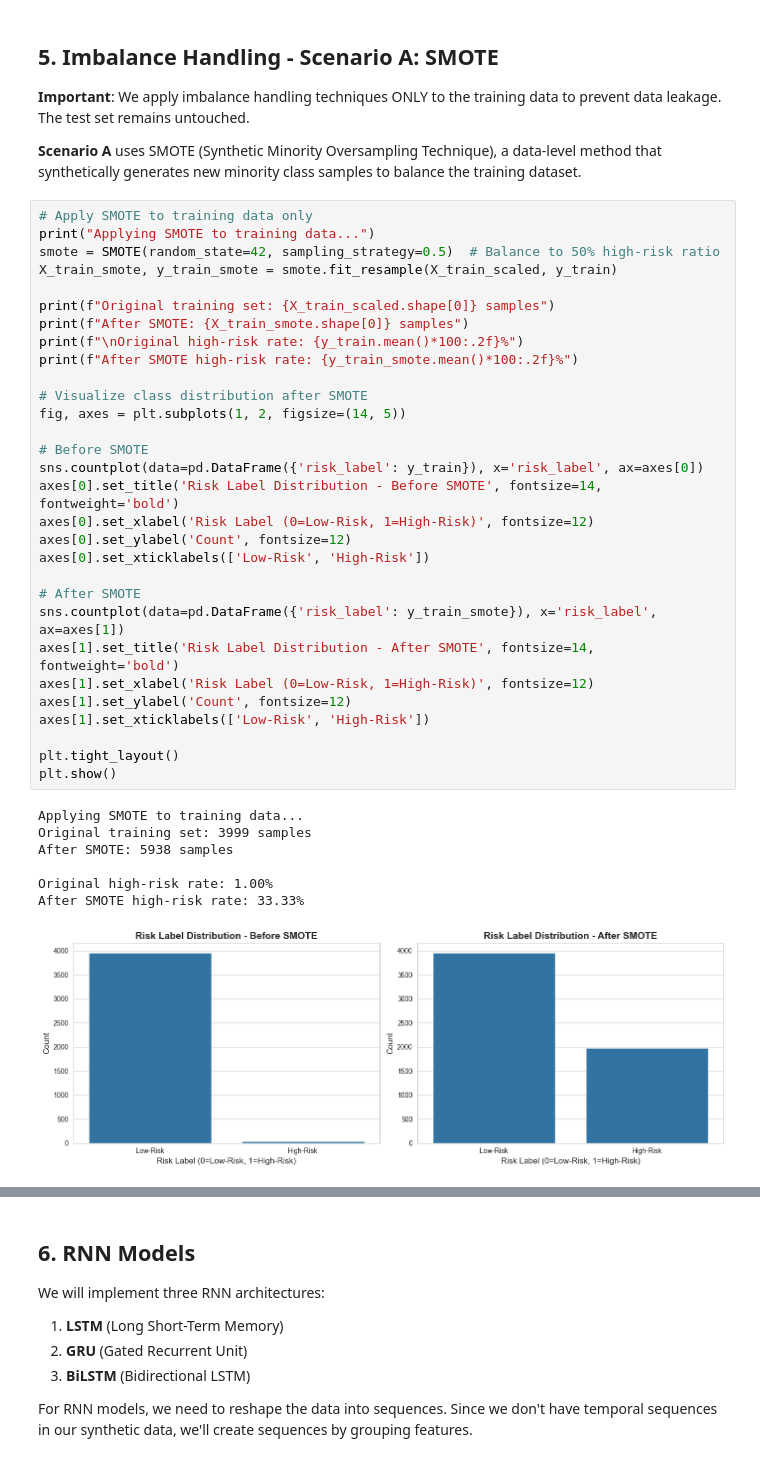
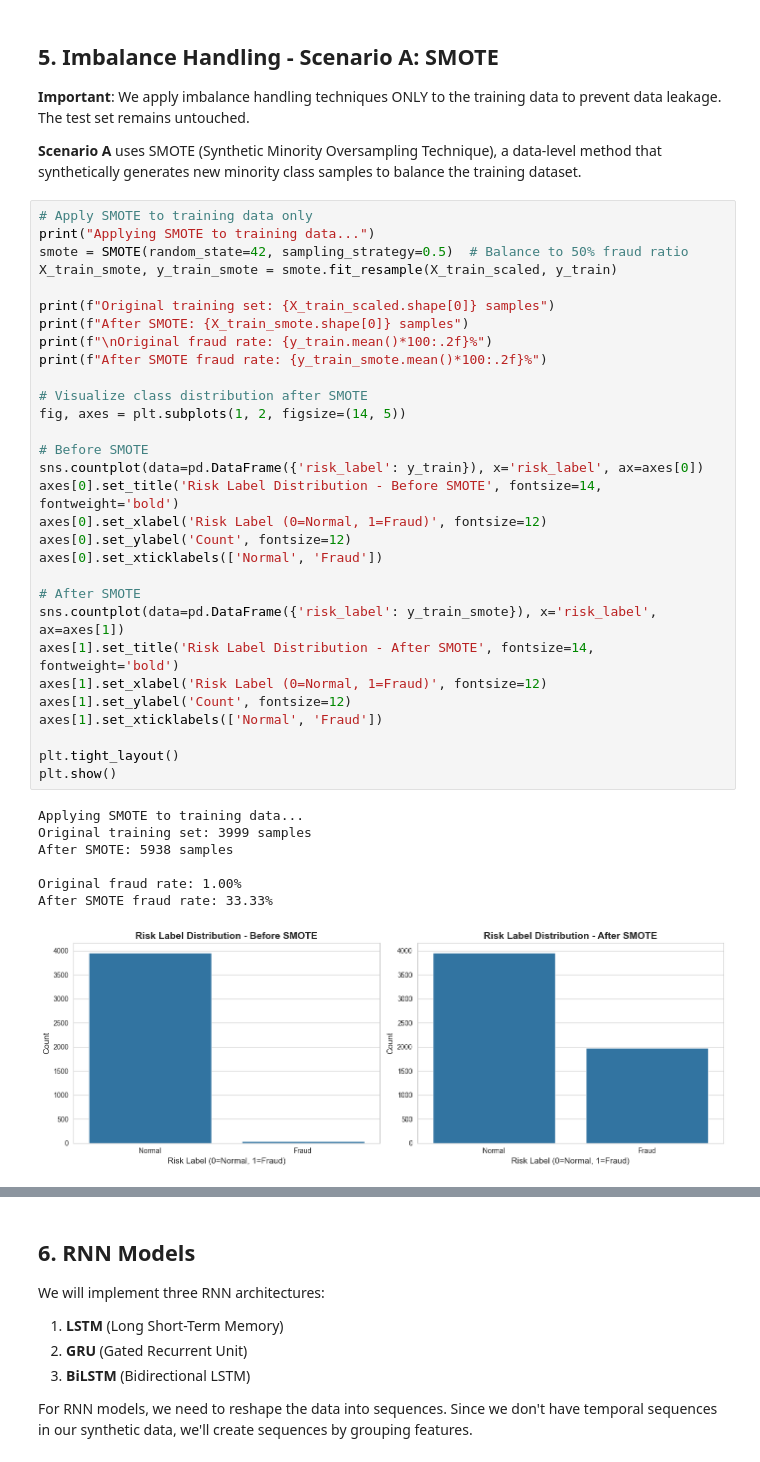
Before and after one commit to gandharyanto/ml_fraud_detection, a Jupyter notebook: fraud_detection.ipynb, the cells around one changed output, grey strips where cells are left out. Drawn from its saved outputs; the diff is of its cells as text.

```diff
--- a/fraud_detection.ipynb
+++ b/fraud_detection.ipynb
@@ -784,41 +904,41 @@ NOTE: Labels are pseudo-labels based on suspicious behavior patterns
 # %%
 # Apply SMOTE to training data only
 print("Applying SMOTE to training data...")
-smote = SMOTE(random_state=42, sampling_strategy=0.5)  # Balance to 50% high-risk ratio
+smote = SMOTE(random_state=42, sampling_strategy=0.5)  # Balance to 50% fraud ratio
 X_train_smote, y_train_smote = smote.fit_resample(X_train_scaled, y_train)
 
 print(f"Original training set: {X_train_scaled.shape[0]} samples")
 print(f"After SMOTE: {X_train_smote.shape[0]} samples")
-print(f"\nOriginal high-risk rate: {y_train.mean()*100:.2f}%")
-print(f"After SMOTE high-risk rate: {y_train_smote.mean()*100:.2f}%")
+print(f"\nOriginal fraud rate: {y_train.mean()*100:.2f}%")
+print(f"After SMOTE fraud rate: {y_train_smote.mean()*100:.2f}%")
 
 # Visualize class distribution after SMOTE
 fig, axes = plt.subplots(1, 2, figsize=(14, 5))
 
 # Before SMOTE
 sns.countplot(data=pd.DataFrame({'risk_label': y_train}), x='risk_label', ax=axes[0])
 axes[0].set_title('Risk Label Distribution - Before SMOTE', fontsize=14, fontweight='bold')
-axes[0].set_xlabel('Risk Label (0=Low-Risk, 1=High-Risk)', fontsize=12)
+axes[0].set_xlabel('Risk Label (0=Normal, 1=Fraud)', fontsize=12)
 axes[0].set_ylabel('Count', fontsize=12)
-axes[0].set_xticklabels(['Low-Risk', 'High-Risk'])
+axes[0].set_xticklabels(['Normal', 'Fraud'])
 
 # After SMOTE
 sns.countplot(data=pd.DataFrame({'risk_label': y_train_smote}), x='risk_label', ax=axes[1])
 axes[1].set_title('Risk Label Distribution - After SMOTE', fontsize=14, fontweight='bold')
-axes[1].set_xlabel('Risk Label (0=Low-Risk, 1=High-Risk)', fontsize=12)
+axes[1].set_xlabel('Risk Label (0=Normal, 1=Fraud)', fontsize=12)
 axes[1].set_ylabel('Count', fontsize=12)
-axes[1].set_xticklabels(['Low-Risk', 'High-Risk'])
+axes[1].set_xticklabels(['Normal', 'Fraud'])
 
 plt.tight_layout()
 plt.show()
 # %% [output]
 Applying SMOTE to training data...
 Original training set: 3999 samples
 After SMOTE: 5938 samples
 
-Original high-risk rate: 1.00%
-After SMOTE high-risk rate: 33.33%
+Original fraud rate: 1.00%
+After SMOTE fraud rate: 33.33%
-[figure, old version]
+[figure, new version]
 # %%
 # Calculate class weights for models that support it
 from sklearn.utils.class_weight import compute_class_weight
```
Also changed, not shown: parts of 42 cells of this notebook.
